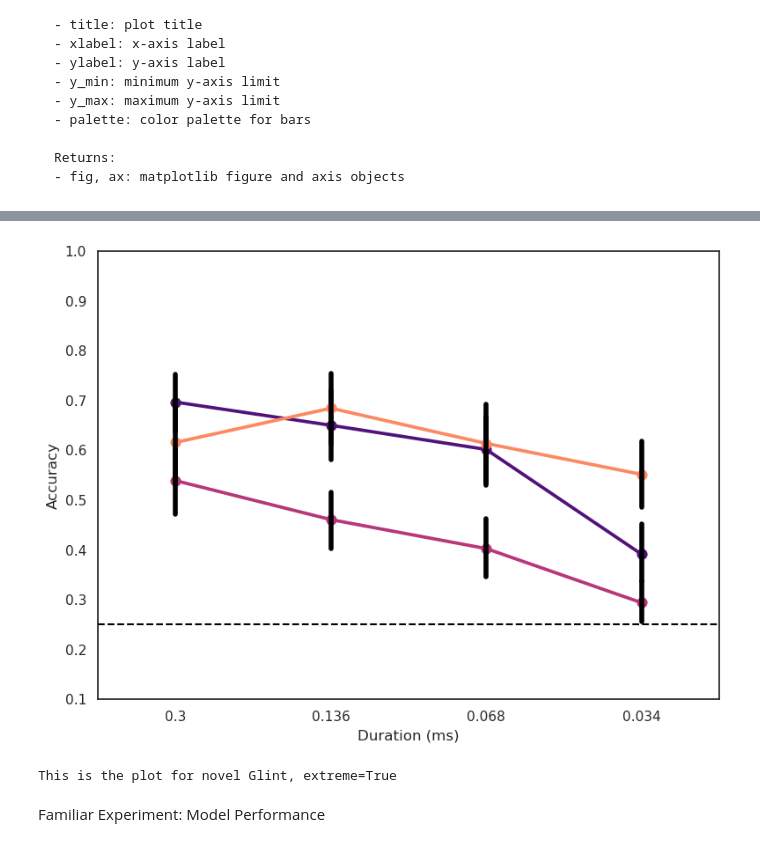
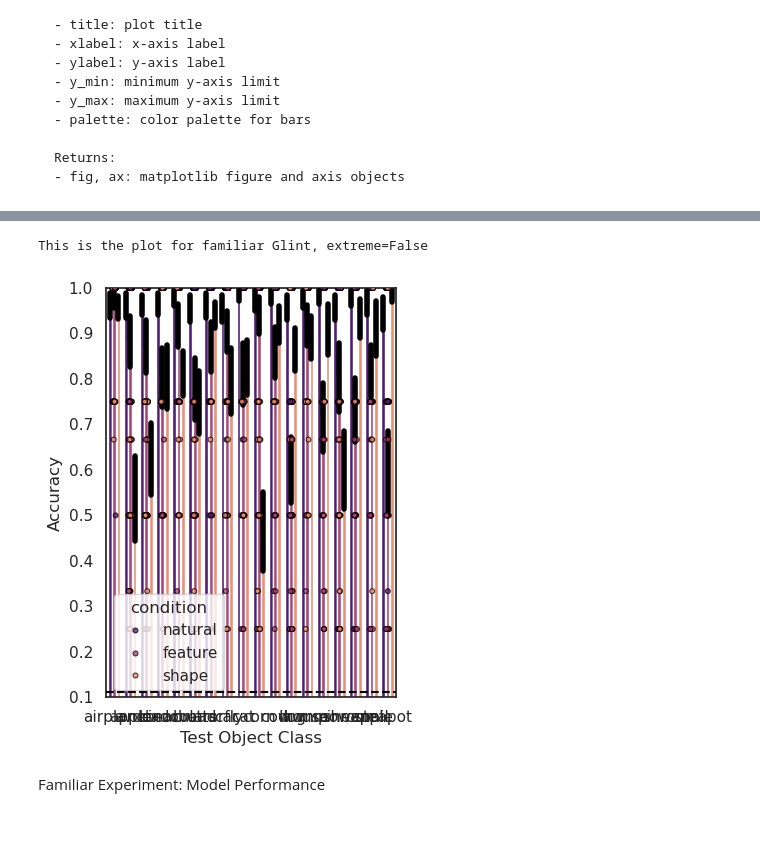
Before and after one commit to ars1399/glint_analysis, a Jupyter notebook: glint_figure_generator.ipynb, the cells around one changed output, grey strips where cells are left out. Saved outputs shown, nothing was run; the diff lists cells and outputs as text; code cells hidden in the pictures.

Commit message:
Updated Glint Figure Generator: Added a plot to see each of the images

```diff
--- a/glint_figure_generator.ipynb
+++ b/glint_figure_generator.ipynb
@@ -27,15 +27,7 @@ import matplotlib.pyplot as plt
 
 def glint_barplot(data, extreme,chance):
 
-    data = data.copy()
 
-    # Rename conditions
-    condition_mapping = {
-        'natural': 'Natural',
-        'scrambled': 'Feature',
-        'line_drawing': 'Shape'
-    }
-    data['condition'] = data['condition'].map(condition_mapping)
     if extreme == False:
         sns.set_theme(style="white")
         fig, ax1 = plt.subplots(figsize=(4, 5))
@@ -60,7 +52,7 @@ def glint_barplot(data, extreme,chance):
 
         #Add individual subjects mean scores for that condition over the barplots
         sns.stripplot(
-            data, x='condition',
+            data, x='condition', #Change to condition if we want to plot individual points for each condition instead of each test object class
             y='filtered_acc',
             hue='condition',
             palette='magma',
@@ -74,7 +66,7 @@ def glint_barplot(data, extreme,chance):
 
         ax1.set_ylim(0.1, 1.0)
         ax1.set_ylabel('Accuracy')
-        ax1.set_xlabel('Condition')
+        ax1.set_xlabel('Test Object Class')
         ax1.axhline(y=chance, color='black', linestyle='--', linewidth=1.5, zorder=11)
 
 
@@ -169,38 +236,38 @@ def modelling_pointplot(data, chance):
 # %%
 # Parameters
 import pandas as pd
-experiment = 'novel'  # 'familiar' or 'novel'
-extreme = True
+experiment = 'familiar'  # 'familiar' or 'novel'
+extreme = False
 if extreme == True:
     version = 'extreme'
 
 elif extreme == False:
     version = 'original'
 
 if experiment == 'familiar' and extreme ==True: #Familiar Extreme Glint
     chance_level = 1/6
 
 elif experiment == 'familiar' and extreme ==False: #Familiar Original Glint
     chance_level = 1/9
 
 elif experiment == 'novel':
     chance_level = 1/4
 
 
 
 file_path = f'/zpool/vladlab/data_drive/glint_data/summary_data_csv/{experiment}_glint_{version}_cleaned.csv'
 familiar_glint = pd.read_csv(file_path)
 
 # Now use the function
 fig, ax1 = glint_barplot(
     data=familiar_glint,
-    extreme=extreme,
+    extreme=False,
     chance= chance_level
 )
 plt.show()
 # %% [output]
+This is the plot for familiar Glint, extreme=False
-[figure, old version]
+[figure, new version]
-This is the plot for novel Glint, extreme=True
 # %% [markdown]
 Familiar Experiment: Model Performance
 # %%
```
Also changed, not shown: parts of 1 cell of this notebook.
